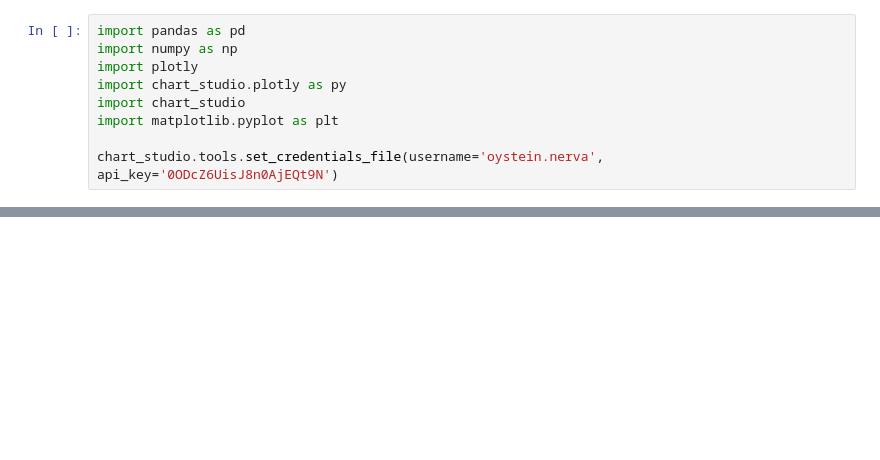
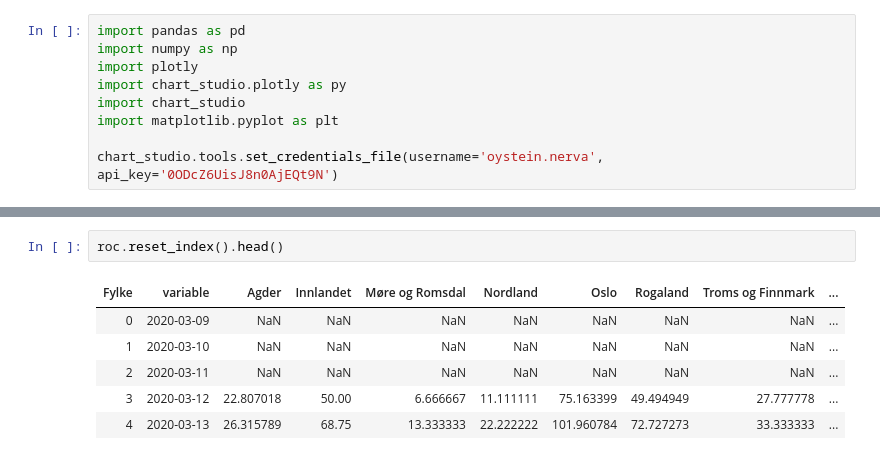
Before and after one commit to NRVA/COVID19_Norge, a Jupyter notebook: COVID_i_Norge.ipynb, the cells around one changed output, grey strips where cells are left out. Saved outputs shown, nothing was run; the diff lists cells and outputs as text; blank space fills up the shorter version.

```diff
--- a/COVID_i_Norge.ipynb
+++ b/COVID_i_Norge.ipynb
@@ -77,0 +255,9 @@ RegionList = df[df['Cluster'] == 9]['Region']
+# %%
+roc.reset_index().head()
+# %% [output]
+| Fylke | variable | Agder | Innlandet | Møre og Romsdal | Nordland | Oslo | Rogaland | Troms og Finnmark | ... |
+| 0 | 2020-03-09 | NaN | NaN | NaN | NaN | NaN | NaN | NaN | ... |
+| 1 | 2020-03-10 | NaN | NaN | NaN | NaN | NaN | NaN | NaN | ... |
+| 2 | 2020-03-11 | NaN | NaN | NaN | NaN | NaN | NaN | NaN | ... |
+| 3 | 2020-03-12 | 22.807018 | 50.00 | 6.666667 | 11.111111 | 75.163399 | 49.494949 | 27.777778 | ... |
+| 4 | 2020-03-13 | 26.315789 | 68.75 | 13.333333 | 22.222222 | 101.960784 | 72.727273 | 33.333333 | ... |
```
Also changed, not shown: parts of 15 cells of this notebook, 2 other files.
